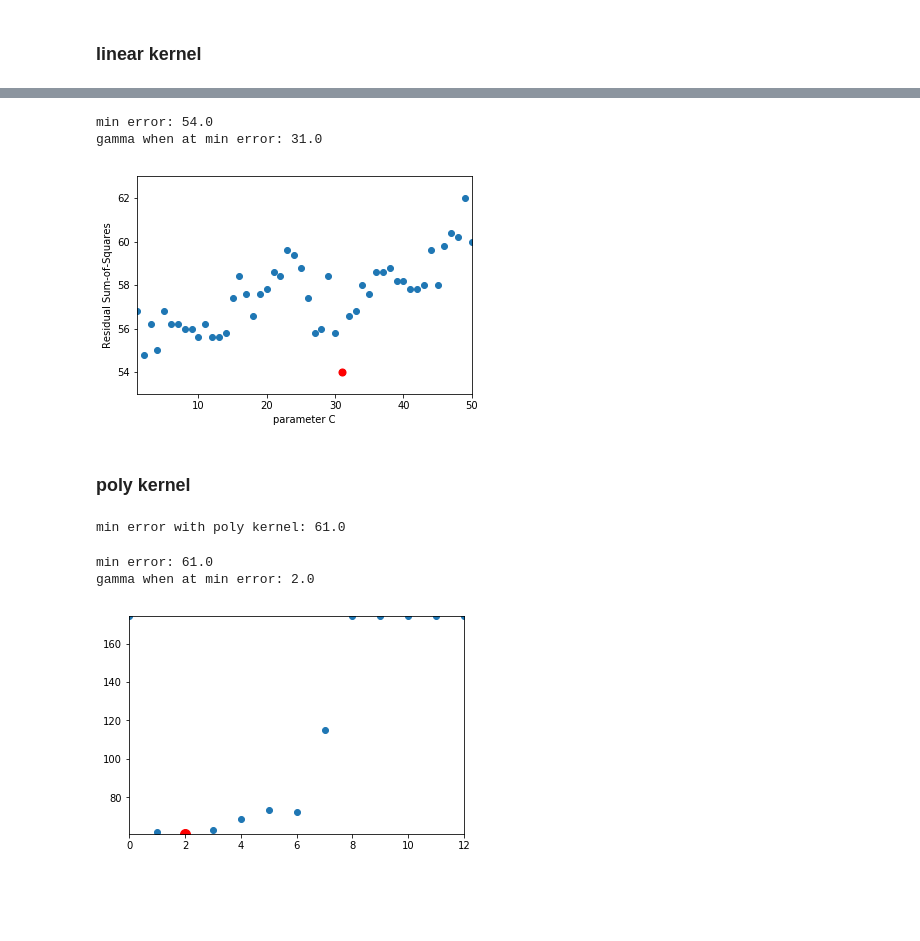
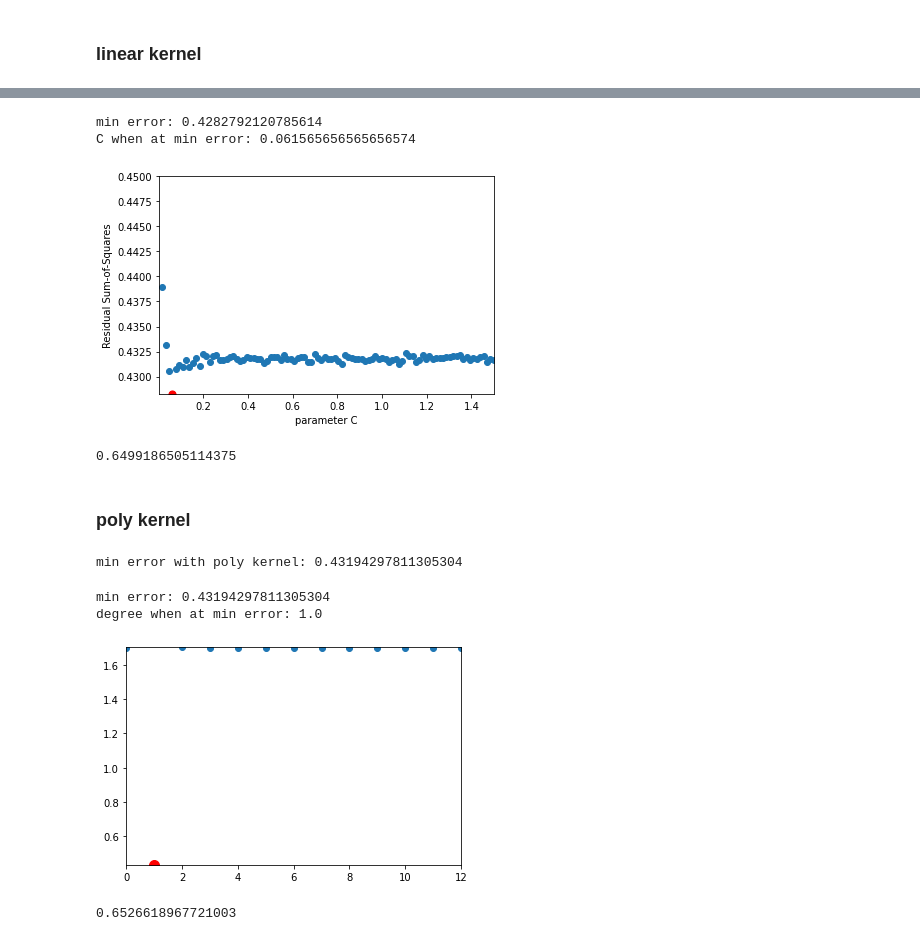
Before and after one commit to catnip0823/ML_project, a Jupyter notebook: svm.ipynb, the cells around one changed output, grey strips where cells are left out. Drawn from its saved outputs; the diff is of its cells as text; code cells hidden in the pictures; blank space fills up the shorter version.

```diff
--- a/svm.ipynb
+++ b/svm.ipynb
@@ -58,0 +61,4 @@ def cross_val(data, label, model):
+# %%
+from sklearn import svm
+clf = svm.SVR(gamma = 'auto')
+print('min error without kernel:', cross_val(x, y, clf))
@@ -59,12 +67,10 @@ def cross_val(data, label, model):
 # %% [markdown]
 ### rbf kernel
 # %%
-from sklearn import svm
-
 gamma = np.linspace(0.0000001, 0.01, 200)
 error = []
 for i in gamma:
-    clf = svm.SVC(kernel = 'rbf', C = 1e3, gamma = float(i))
+    clf = svm.SVR(kernel = 'rbf', C = 1e3, gamma = float(i))
     error.append(cross_val(x, y, clf))
 print('min error with rbf kernel:', min(error))
 # %% [output]
@@ -87,0 +94,11 @@ gamma when at min error: 0.000452356783919598
+# %%
+from sklearn.metrics import r2_score
+kfold = KFold(n_splits = 5, shuffle = False)
+index = kfold.split(X = x, y = y)
+clf = svm.SVR(kernel = 'rbf', C = 1e3, gamma = gamma[error.index(min(error))])
+accuracy = []
+for train_index, test_index in index:
+    clf.fit(x[train_index], y[train_index]) # train
+    y_pred = clf.predict(x[test_index]) # predict
+    accuracy.append(r2_score(y_pred, y[test_index]))
+print(sum(accuracy)/len(accuracy))
@@ -88,8 +107,8 @@ gamma when at min error: 0.000452356783919598
 # %% [markdown]
 ### linear kernel
 # %%
-C = np.linspace(1, 50, 50)
+C = np.linspace(0.001, 1.5, 100)
 error = []
 for i in C:
-    clf = svm.SVC(kernel = 'linear', C = i)
+    clf = svm.SVR(kernel = 'linear', C = i)
     error.append(cross_val(x, y, clf))
@@ -102,39 +115,65 @@ min error with linear kernel: 54.0
 # %%
 import matplotlib.pyplot as plt
 import math
 print('min error:', min(error))
-print('gamma when at min error:', C[error.index(min(error))])
+print('C when at min error:', C[error.index(min(error))])
 plt.scatter(C, error)
-plt.xlim((1, 50))
-plt.ylim((min(error) - 1, max(error) + 1))
+plt.xlim((0.001, 1.5))
+plt.ylim((min(error), 0.45))
 plt.xlabel('parameter C')
 plt.ylabel('Residual Sum-of-Squares')
 plt.scatter(C[error.index(min(error))], min(error), c = 'r', s = 50)
 plt.show()
 # %% [output]
-min error: 54.0
-gamma when at min error: 31.0
+min error: 0.4282792120785614
+C when at min error: 0.061565656565656574
-[figure, old version]
+[figure, new version]
+# %%
+from sklearn.metrics import r2_score
+kfold = KFold(n_splits = 5, shuffle = False)
+index = kfold.split(X = x, y = y)
+clf = svm.SVR(kernel = 'linear', C = C[error.index(min(error))])
+accuracy = []
+for train_index, test_index in index:
+    clf.fit(x[train_index], y[train_index]) # train
+    y_pred = clf.predict(x[test_index]) # predict
+    accuracy.append(r2_score(y_pred, y[test_index]))
+print(sum(accuracy)/len(accuracy))
+# %% [output]
+0.6499186505114375
 # %% [markdown]
 ### poly kernel
 # %%
 degree = np.linspace(0, 12, 13)
 error = []
 for i in degree:
-    clf = svm.SVC(kernel = 'poly', C = 1e6, degree = i, gamma = 0.000001)
+    clf = svm.SVR(kernel = 'poly', C = 1e6, degree = i, gamma = 0.000001)
     error.append(cross_val(x, y, clf))
 print('min error with poly kernel:', min(error))
 # %% [output]
-min error with poly kernel: 61.0
+min error with poly kernel: 0.43194297811305304
 # %%
 print('min error:', min(error))
-print('gamma when at min error:', degree[error.index(min(error))])
+print('degree when at min error:', degree[error.index(min(error))])
 plt.scatter(degree, error)
 plt.xlim((0, 12))
 plt.ylim((min(error), max(error)))
 plt.scatter(degree[error.index(min(error))], min(error), c = 'r', s = 100)
 plt.show()
 # %% [output]
-min error: 61.0
-gamma when at min error: 2.0
+min error: 0.43194297811305304
+degree when at min error: 1.0
-[figure, old version]
+[figure, new version]
+# %%
+from sklearn.metrics import r2_score
+kfold = KFold(n_splits = 5, shuffle = False)
+index = kfold.split(X = x, y = y)
+clf = svm.SVR(kernel = 'poly', C = 1e6, degree = degree[error.index(min(error))], gamma = 0.000001)
+accuracy = []
+for train_index, test_index in index:
+    clf.fit(x[train_index], y[train_index]) # train
+    y_pred = clf.predict(x[test_index]) # predict
+    accuracy.append(r2_score(y_pred, y[test_index]))
+print(sum(accuracy)/len(accuracy))
+# %% [output]
+0.6526618967721003
```
Also changed, not shown: parts of 8 cells of this notebook.
